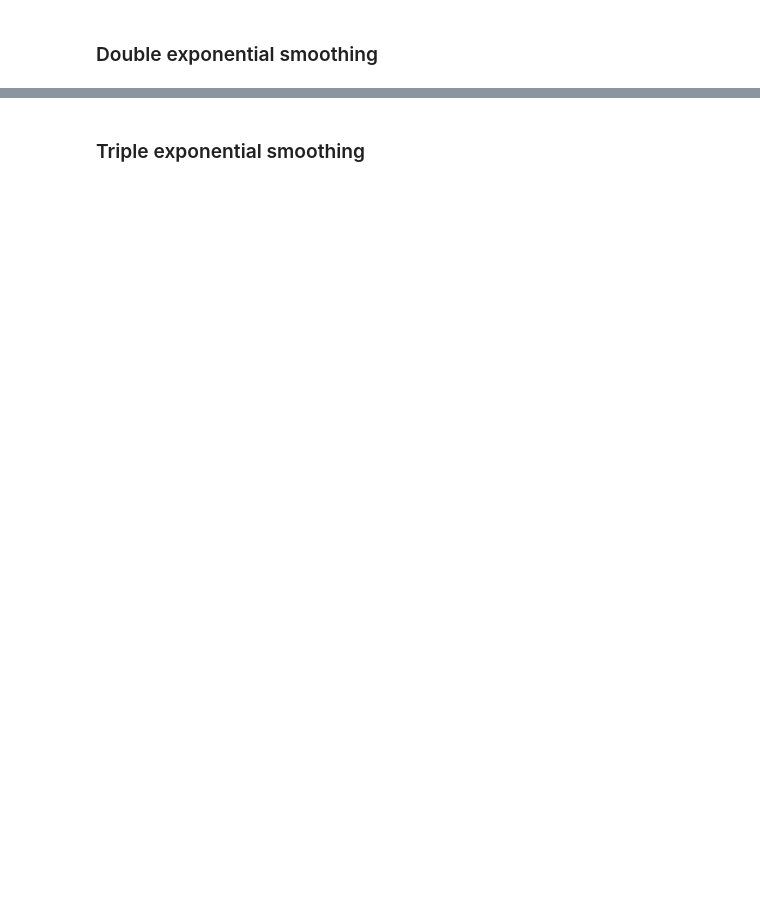
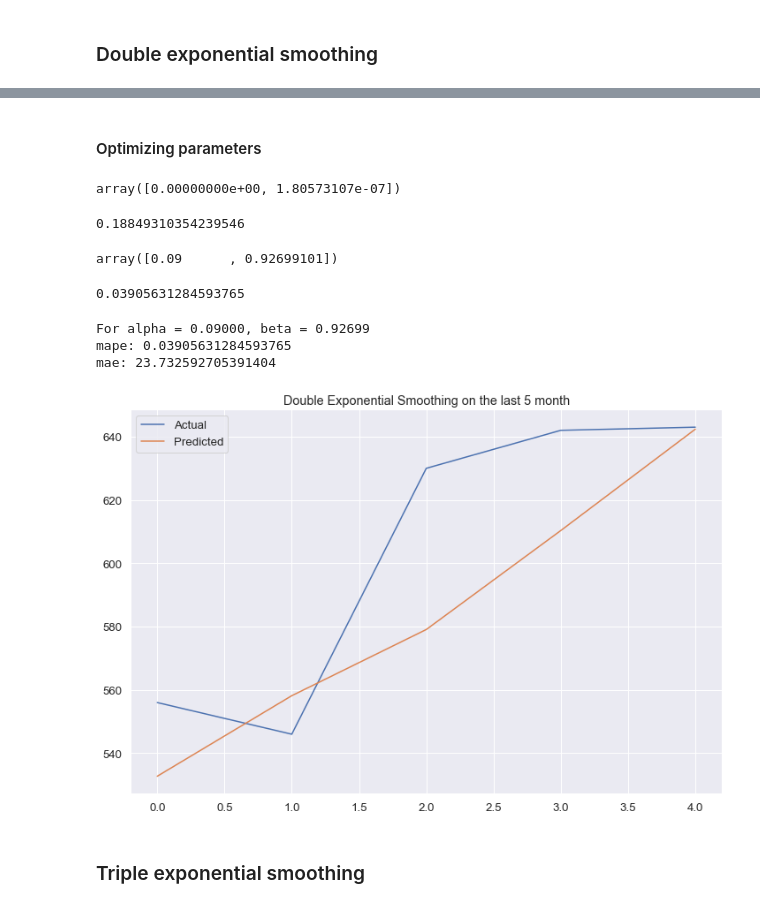
Before and after one commit to Dosann/Time-series-forecast, a Jupyter notebook: shipment_forecast.ipynb, the cells around one changed output, grey strips where cells are left out. Cells and saved outputs as stored; diff of their text form; code cells hidden in the pictures; blank space fills up the shorter version.

Commit message:
Optimised Exponential Smoothing

```diff
--- a/shipment_forecast.ipynb
+++ b/shipment_forecast.ipynb
@@ -197,5 +201,0 @@ mape: 0.06241
-# %%
-# data = dataset.Users[:-500]
-from scipy.optimize import minimize
-x = 0
-opt = minimize(ts_cv_score, x0=x, method="TNC", bounds=[(0, 1)])
@@ -267,0 +202,4 @@ plt.show()
+# %%
+def evaluate_mape(x):
+    mape_errors = exp_smooth_score(x)['mape']
+    return np.mean(np.array(mape_errors))
@@ -356,2 +290,45 @@ plt.show()
+# %% [markdown]
+#### Optimizing parameters
+# %%
+x = [0, 0]
+opt = minimize(evaluate_mape, x0=x, bounds = ((0, 1), (0, 1)))
+opt.x
+# %% [output]
+array([0.00000000e+00, 1.80573107e-07])
+# %%
+exp_smooth = exp_smooth_score(opt.x)
+mape_score = np.mean(np.array(exp_smooth['mape']))
+mape_score
+# %% [output]
+0.18849310354239546
+# %%
+x = [0.09, 0.8]
+opt = minimize(evaluate_mape, x0=x, bounds = ((0.09, 1), (0.8, 1)))
+opt.x
+# %% [output]
+array([0.09      , 0.92699101])
+# %%
+exp_smooth = exp_smooth_score(opt.x)
+predicted_values = exp_smooth['predicted']
+mape_score = np.mean(np.array(exp_smooth['mape']))
+mae_score = np.mean(np.array(exp_smooth['mae']))
+mape_score
+# %% [output]
+0.03905631284593765
+# %%
+alpha, beta = opt.x
+print(f'For alpha = {alpha:.5f}, beta = {beta:.5f}\nmape: {mape_score}\nmae: {mae_score}')
+
+plt.figure(figsize=(12,8))
+plt.plot(true_values, label='Actual')
+plt.plot(predicted_values, label='Predicted')
+plt.legend(loc='best')
+plt.title('Double Exponential Smoothing on the last 5 month')
+plt.show()
+# %% [output]
+For alpha = 0.09000, beta = 0.92699
+mape: 0.03905631284593765
+mae: 23.732592705391404
+[figure, added]
 # %% [markdown]
 ### Triple exponential smoothing
```
Also changed, not shown: parts of 66 cells of this notebook.
